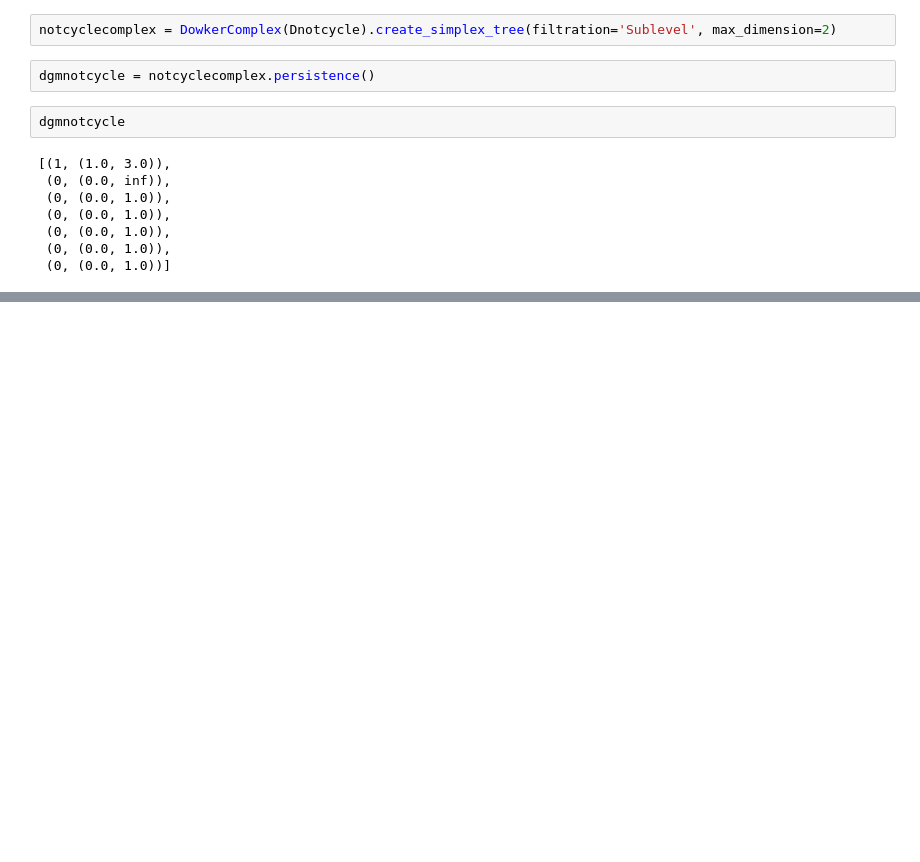
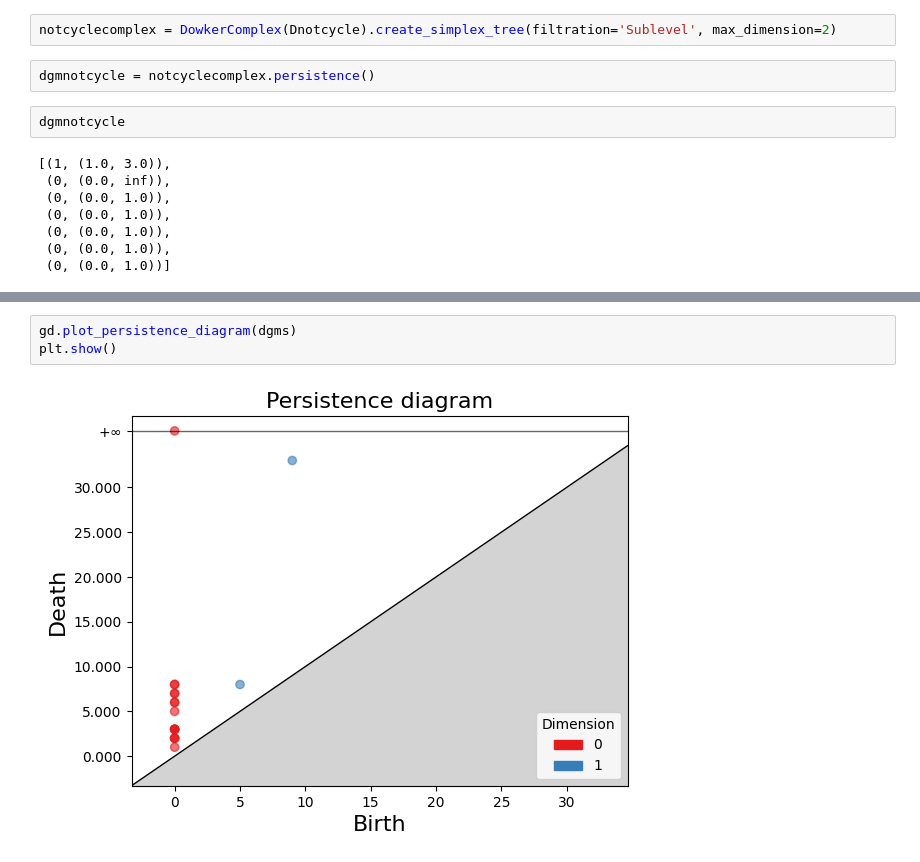
Before and after one commit to bdjones13/MRC2024, a Jupyter notebook: allatonceinpython.ipynb, the cells around one changed output, grey strips where cells are left out. Drawn from its saved outputs; the diff is of its cells as text; blank space fills up the shorter version.

```diff
--- a/allatonceinpython.ipynb
+++ b/allatonceinpython.ipynb
@@ -475,0 +539,5 @@ dgmnotcycle
+# %%
+gd.plot_persistence_diagram(dgms)
+plt.show()
+# %% [output]
+[figure, added]
```
Also changed, not shown: parts of 16 cells of this notebook.
